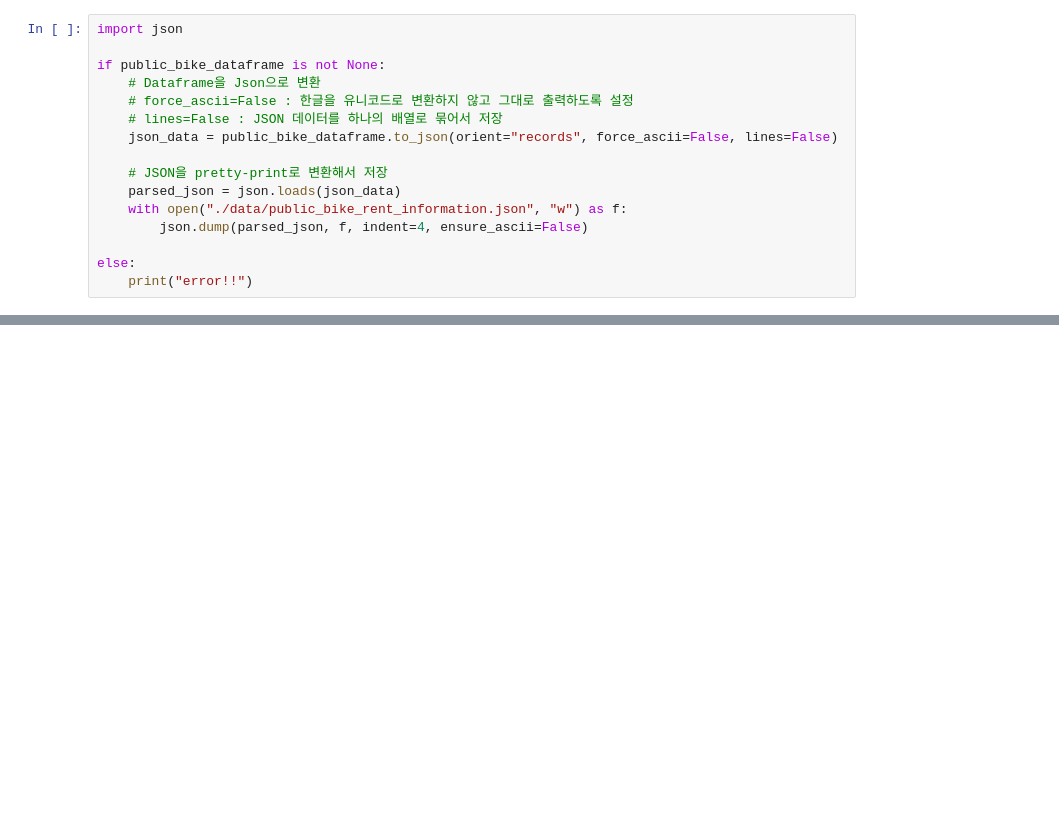
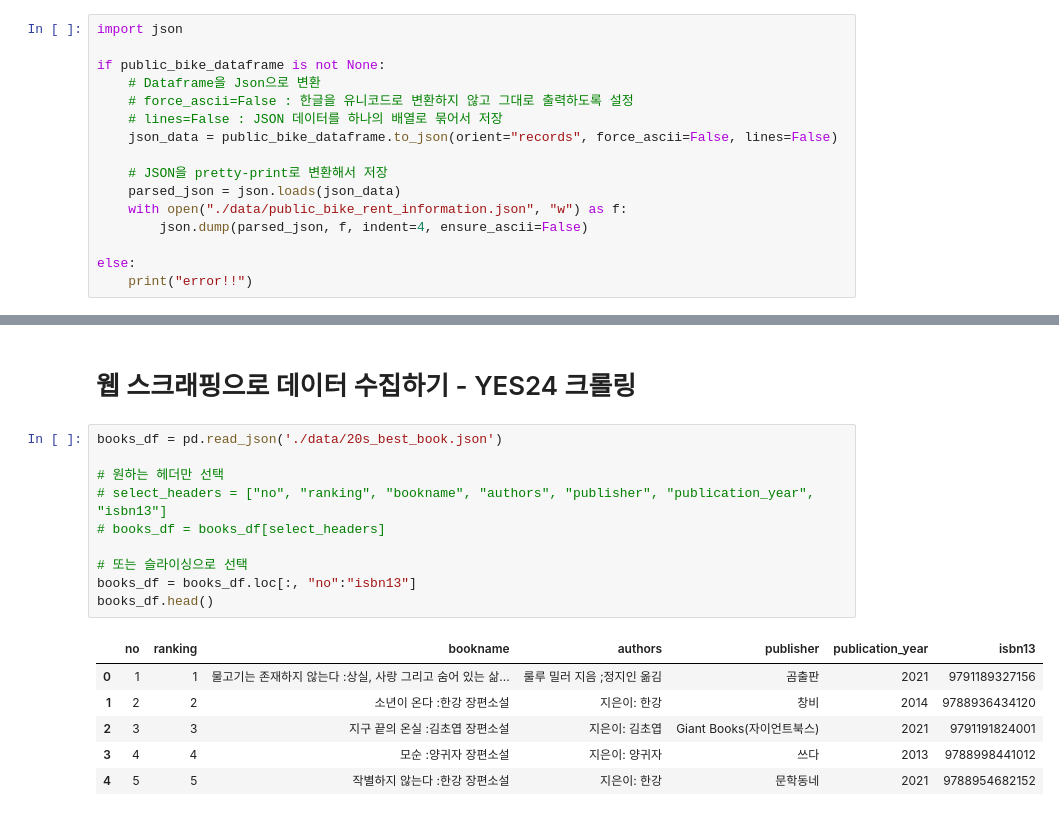
Before and after one commit to Scanf-s/Basic_DataAnalysis, a Jupyter notebook: W2_api_and_scrap.ipynb, the cells around one changed output, grey strips where cells are left out. Drawn from its saved outputs; the diff is of its cells as text; blank space fills up the shorter version.

```diff
--- a/W2_api_and_scrap.ipynb
+++ b/W2_api_and_scrap.ipynb
@@ -161,0 +147,19 @@ else:
+# %% [markdown]
+# 웹 스크래핑으로 데이터 수집하기 - YES24 크롤링
+# %%
+books_df = pd.read_json('./data/20s_best_book.json')
+
+# 원하는 헤더만 선택
+# select_headers = ["no", "ranking", "bookname", "authors", "publisher", "publication_year", "isbn13"]
+# books_df = books_df[select_headers]
+
+# 또는 슬라이싱으로 선택
+books_df = books_df.loc[:, "no":"isbn13"]
+books_df.head()
+# %% [output]
+|  | no | ranking | bookname | authors | publisher | publication_year | isbn13 |
+| 0 | 1 | 1 | 물고기는 존재하지 않는다 :상실, 사랑 그리고 숨어 있는 삶... | 룰루 밀러 지음 ;정지인 옮김 | 곰출판 | 2021 | 9791189327156 |
+| 1 | 2 | 2 | 소년이 온다 :한강 장편소설 | 지은이: 한강 | 창비 | 2014 | 9788936434120 |
+| 2 | 3 | 3 | 지구 끝의 온실 :김초엽 장편소설 | 지은이: 김초엽 | Giant Books(자이언트북스) | 2021 | 9791191824001 |
+| 3 | 4 | 4 | 모순 :양귀자 장편소설 | 지은이: 양귀자 | 쓰다 | 2013 | 9788998441012 |
+| 4 | 5 | 5 | 작별하지 않는다 :한강 장편소설 | 지은이: 한강 | 문학동네 | 2021 | 9788954682152 |
```
Also changed, not shown: parts of 23 cells of this notebook.
